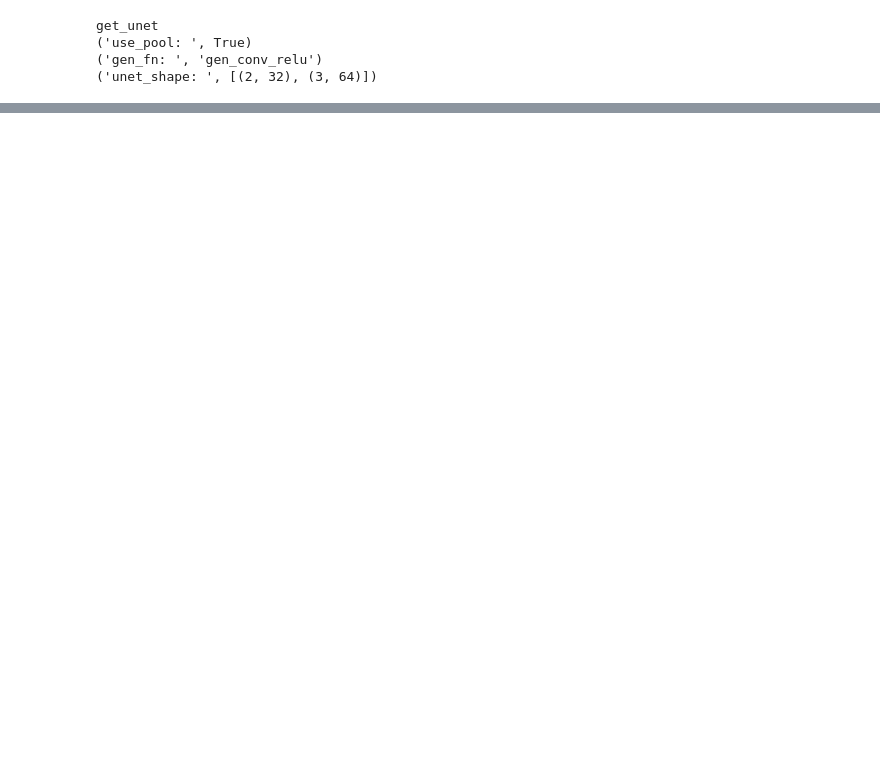
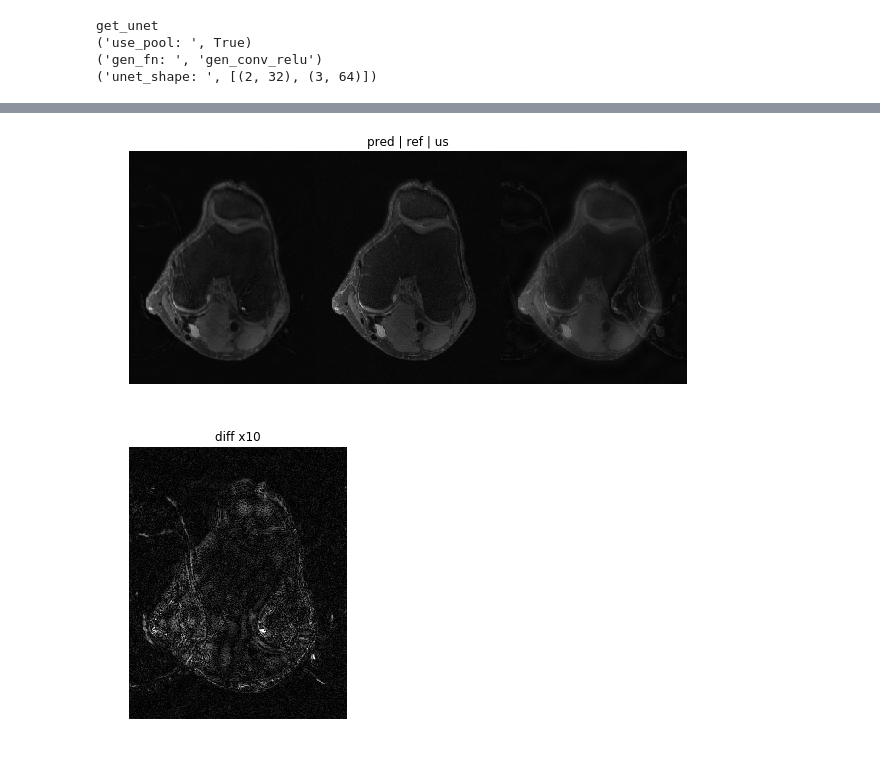
Before and after one commit to ecat/cs231n, a Jupyter notebook: python/UnetTest.ipynb, the cells around one changed output, grey strips where cells are left out. Cells and saved outputs as stored; diff of their text form; code cells hidden in the pictures; blank space fills up the shorter version.

Commit message:
This run uses no augmentation and pooling. There is a lot of residual aliasing but may be due to not training enough epochs

```diff
--- a/python/UnetTest.ipynb
+++ b/python/UnetTest.ipynb
@@ -11,7 +11,7 @@ import models as md
 %autoreload 2
 %matplotlib notebook
 # %%
-do_channel_augmentation = True
+do_channel_augmentation = False
 epochs_to_train = 100
 
 # use this to train on multiple datasets with data augmentation
@@ -154,7 +158,10 @@ def show_images(slice_to_show, pred, ref, us):
     plt.axis('off')
     plt.show()
 # %%
-slice_to_show = 100
+slice_to_show = 160
 show_images(slice_to_show, pred_test, to_show_ref_test, to_show_us_test)
+# %% [output]
+[figure, added]
+[figure, added]
 # %%
 show_images(slice_to_show, pred_train, to_show_ref_train, to_show_us_train)
```
Also changed, not shown: parts of 5 cells of this notebook.
